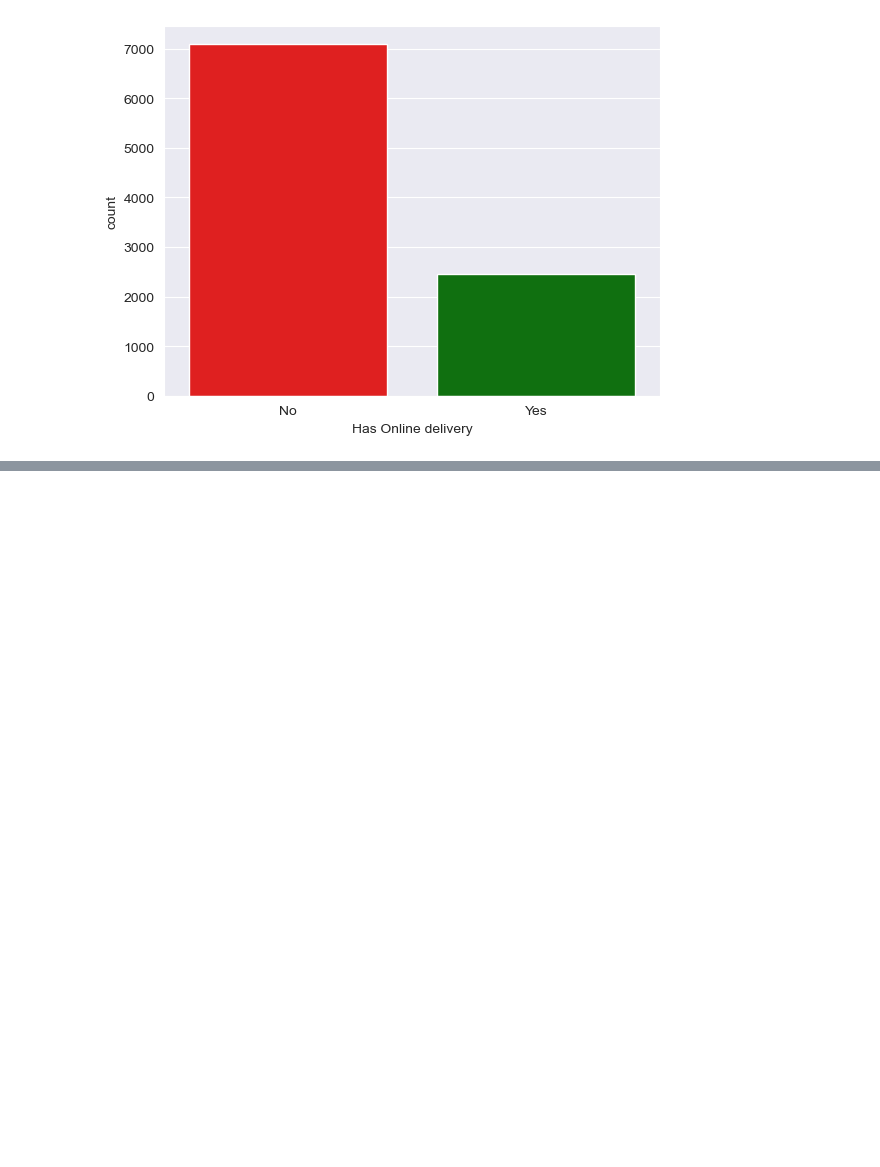
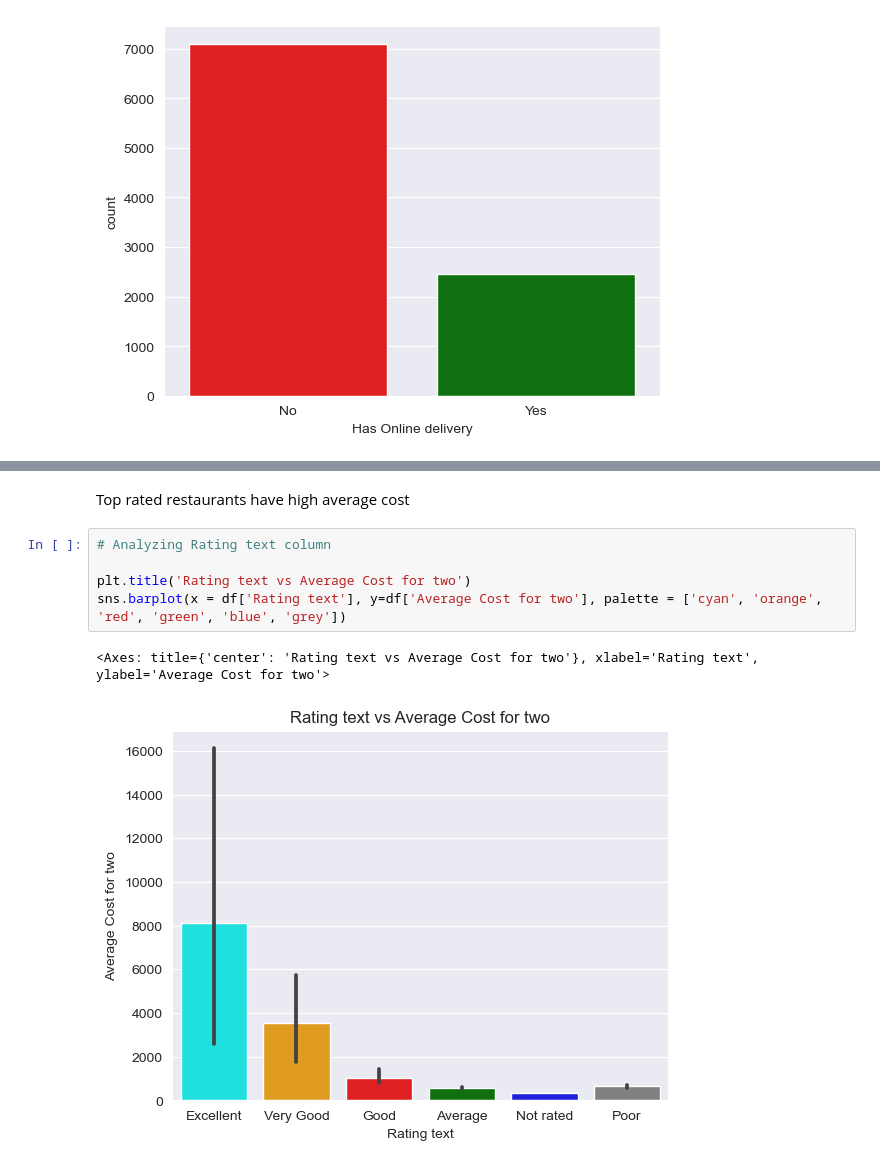
Before and after one commit to LannonTheCannon/springboard_backup, a Jupyter notebook: 11_Python Statistics in EDA/11.5_Capstone_Two_EDA/Exploratory_Data_Analysis_Zomato.ipynb, the cells around one changed output, grey strips where cells are left out. Drawn from its saved outputs; the diff is of its cells as text; blank space fills up the shorter version.

```diff
--- a/11_Python Statistics in EDA/11.5_Capstone_Two_EDA/Exploratory_Data_Analysis_Zomato.ipynb
+++ b/11_Python Statistics in EDA/11.5_Capstone_Two_EDA/Exploratory_Data_Analysis_Zomato.ipynb
@@ -236,3 +265,13 @@ sns.countplot(x='Has Online delivery', data=df, palette=['red','green'])
+# %% [markdown]
+Top rated restaurants have high average cost
+# %%
+# Analyzing Rating text column
+
+plt.title('Rating text vs Average Cost for two')
+sns.barplot(x = df['Rating text'], y=df['Average Cost for two'], palette = ['cyan', 'orange', 'red', 'green', 'blue', 'grey'])
+# %% [output]
+<Axes: title={'center': 'Rating text vs Average Cost for two'}, xlabel='Rating text', ylabel='Average Cost for two'>
+[figure, added]
 # %% [markdown]
 ## Step 5: Feature Selection and Engineering
 1. Conduct feature selection to identify variables that are particularly significant in explaining the answer to your project question.
```
Also changed, not shown: parts of 7 cells of this notebook.
